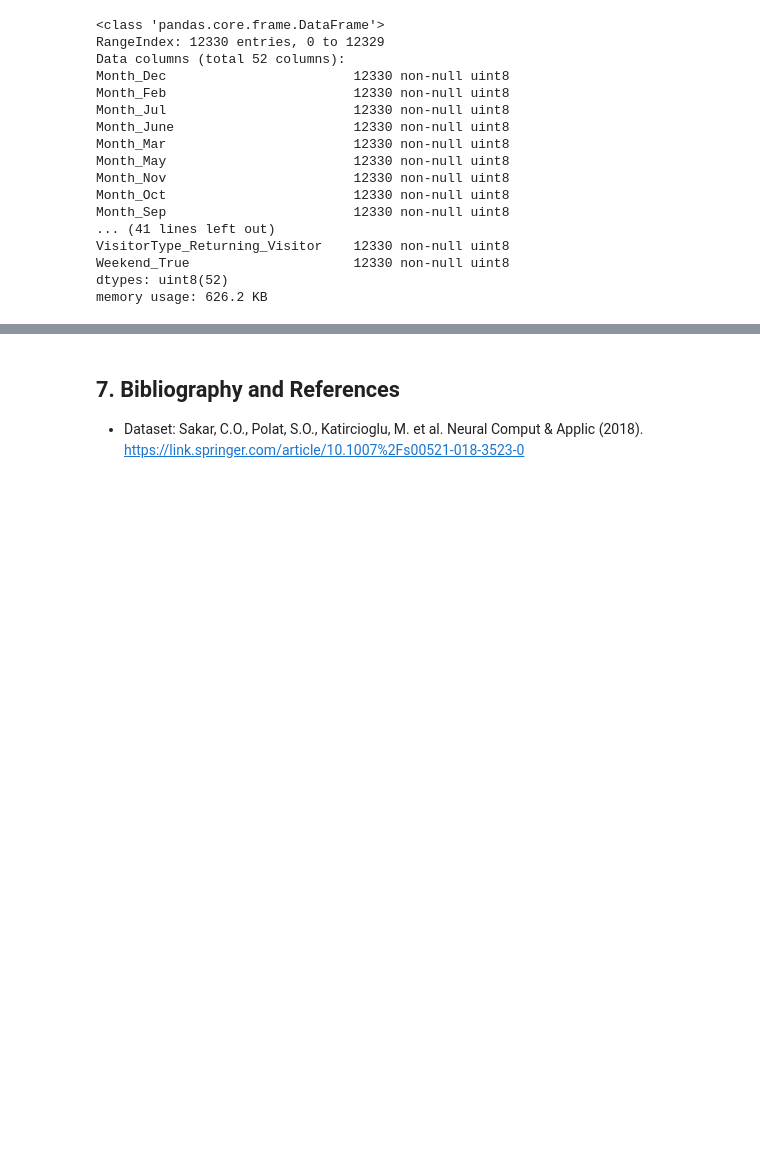
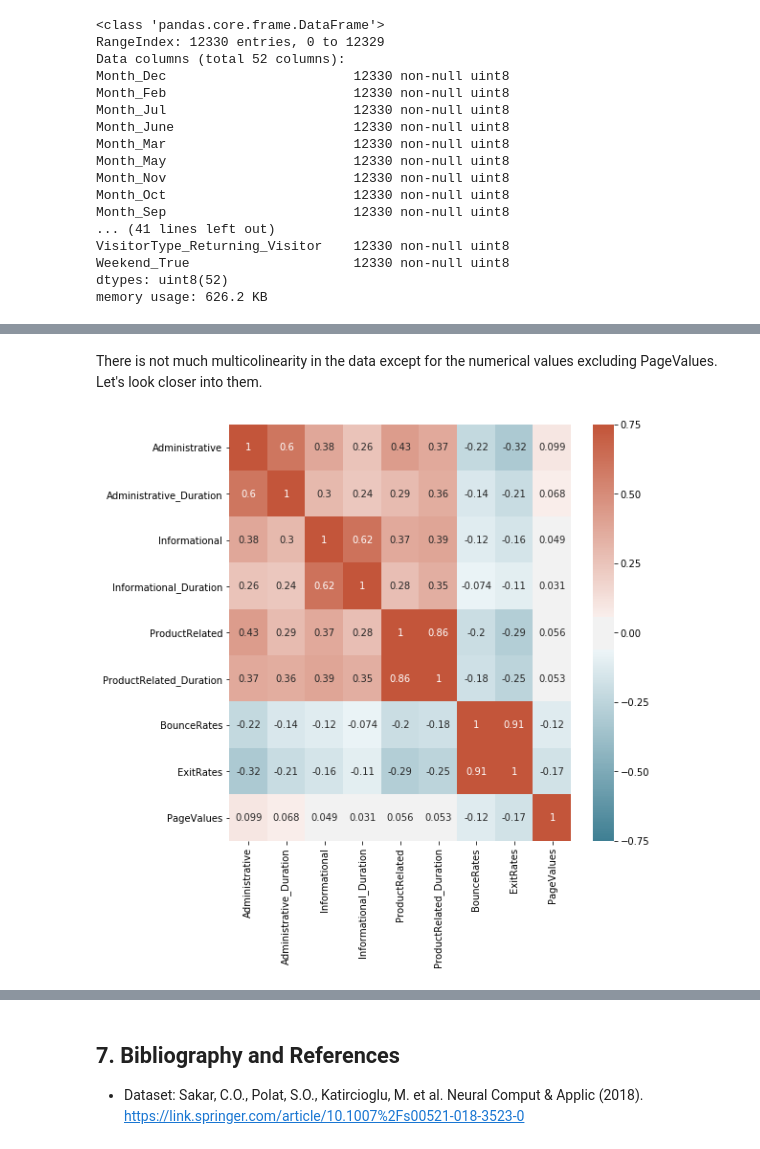
Before and after one commit to a123priya/dsc-mod-5-project-online-ds-pt-021119, a Jupyter notebook: student.ipynb, the cells around one changed output, grey strips where cells are left out. Cells and saved outputs as stored; diff of their text form; code cells hidden in the pictures; blank space fills up the shorter version.

```diff
--- a/student.ipynb
+++ b/student.ipynb
@@ -585,0 +690,6 @@ Best pipeline: RandomForestClassifier(LinearSVC(input_matrix, C=1.0, dual=False,
+# %% [markdown]
+There is not much multicolinearity in the data except for the numerical values excluding PageValues.  Let's look closer into them.
+# %%
+heatmap(ohc_data[num_cols_names],figsize=(8,8), annot=True);
+# %% [output]
+[figure, added]
```
Also changed, not shown: parts of 54 cells of this notebook.
